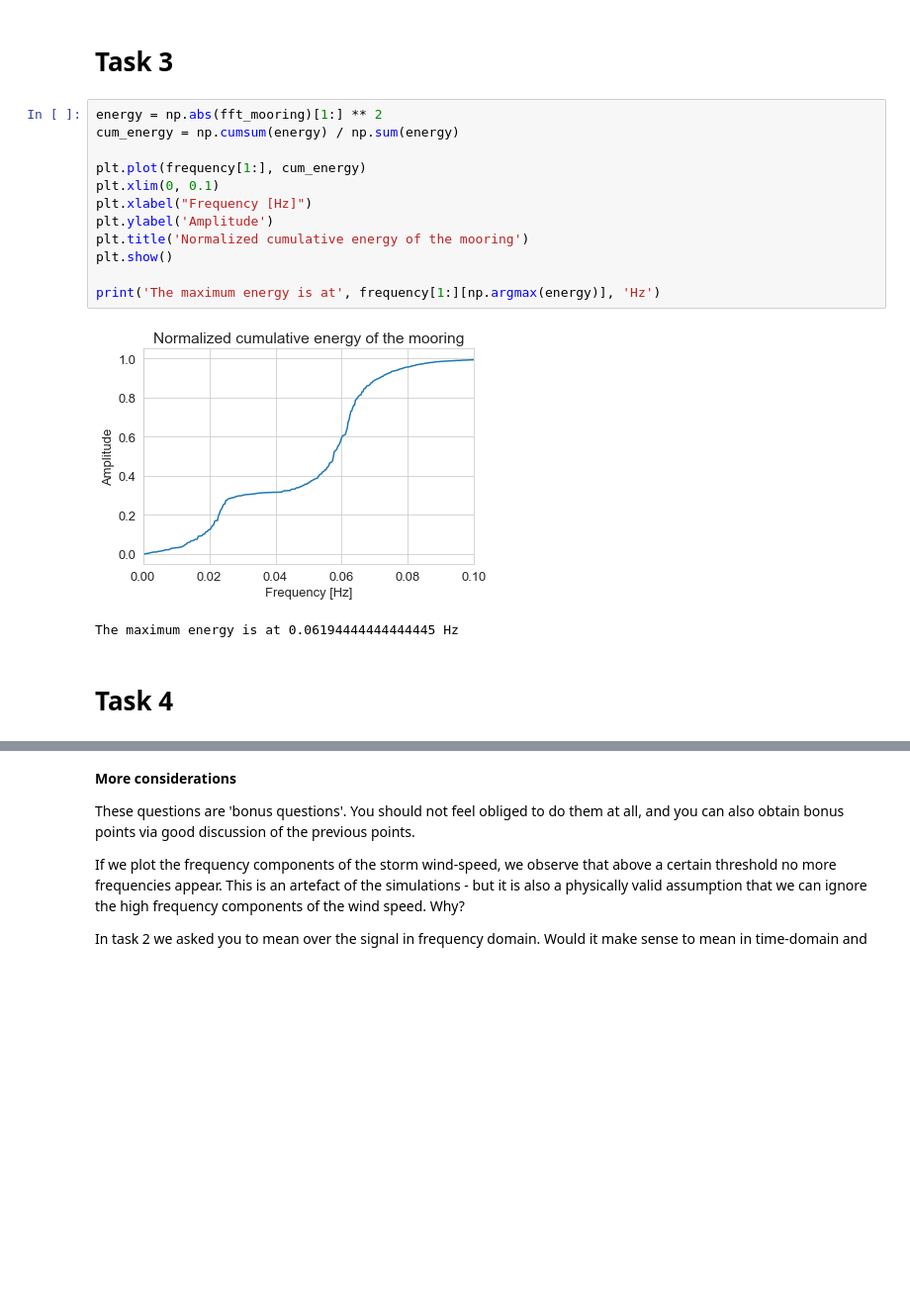
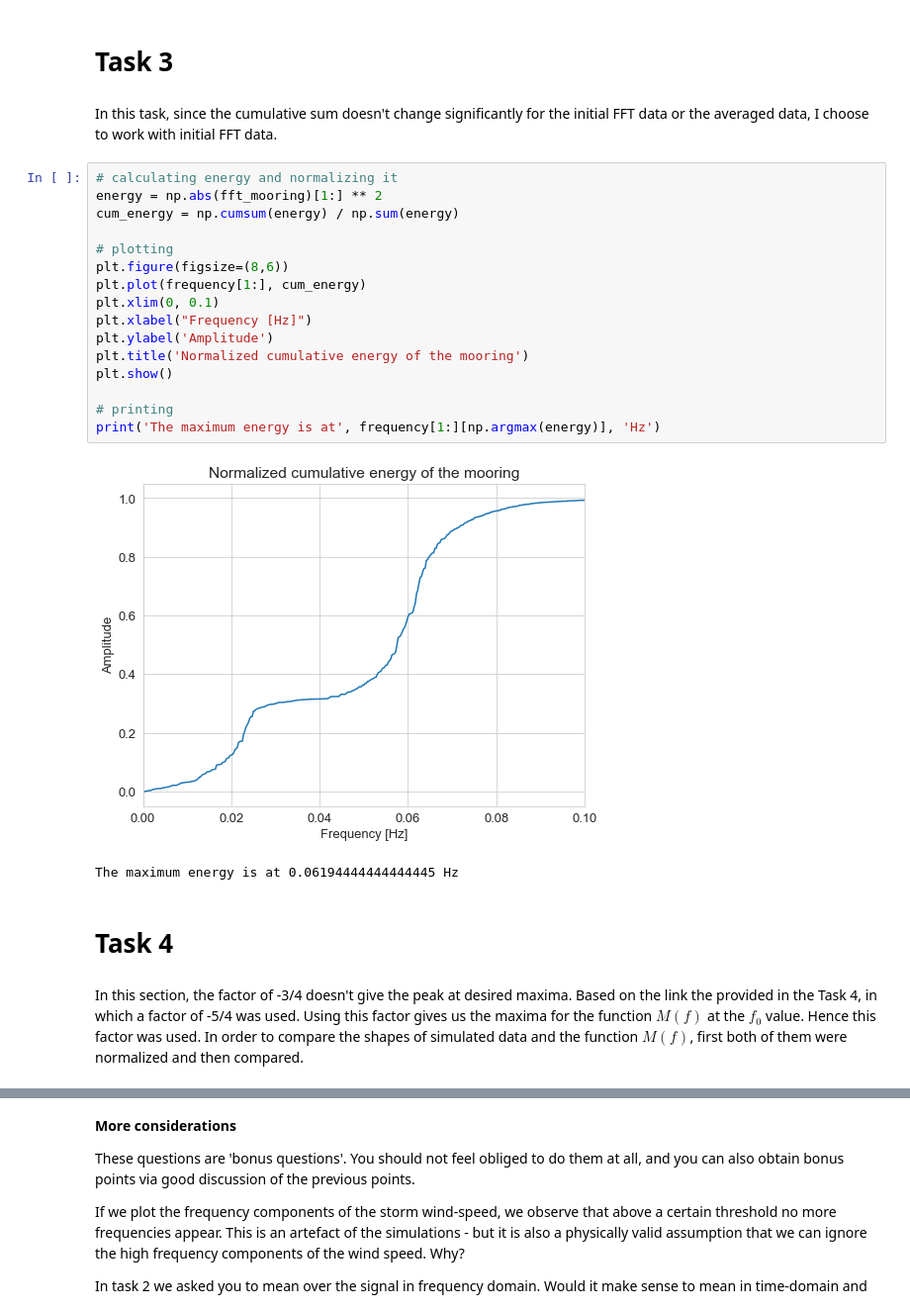
Before and after one commit to tesla1900/programming_course, a Jupyter notebook: project/Project_3_physics718_wind_2_students.ipynb, the cells around one changed output, grey strips where cells are left out. Shown: that part at 99% size. Cells and saved outputs as stored; diff of their text form; blank space fills up the shorter version.

```diff
--- a/project/Project_3_physics718_wind_2_students.ipynb
+++ b/project/Project_3_physics718_wind_2_students.ipynb
@@ -367,21 +370,30 @@ The second frequency component peak of tower moment is at  0.021111111111111112
 The corresponding time period of the second peak is  47.368421052631575 s
 # %% [markdown]
 # Task 3
+# %% [markdown]
+In this task, since the cumulative sum doesn't change significantly for the initial FFT data or the averaged data, I choose to work with initial FFT data.
 # %%
+# calculating energy and normalizing it
 energy = np.abs(fft_mooring)[1:] ** 2
 cum_energy = np.cumsum(energy) / np.sum(energy)
 
+# plotting
+plt.figure(figsize=(8,6))
 plt.plot(frequency[1:], cum_energy)
 plt.xlim(0, 0.1)
 plt.xlabel("Frequency [Hz]")
 plt.ylabel('Amplitude')
 plt.title('Normalized cumulative energy of the mooring')
 plt.show()
 
+# printing
 print('The maximum energy is at', frequency[1:][np.argmax(energy)], 'Hz')
 # %% [output]
-[figure, old version]
+[figure, new version]
 The maximum energy is at 0.06194444444444445 Hz
 # %% [markdown]
 # Task 4
+# %% [markdown]
+In this section, the factor of -3/4 doesn't give the peak at desired maxima. Based on the link the provided in the Task 4, in which a factor of -5/4 was used. Using this factor gives us the maxima for the function $M(f)$ at the $f_0$ value. Hence this factor was used.
+In order to compare the shapes of simulated data and the function $M(f)$, first both of them were normalized and then compared.
 # %%
```
Also changed, not shown: parts of 2 cells of this notebook.
